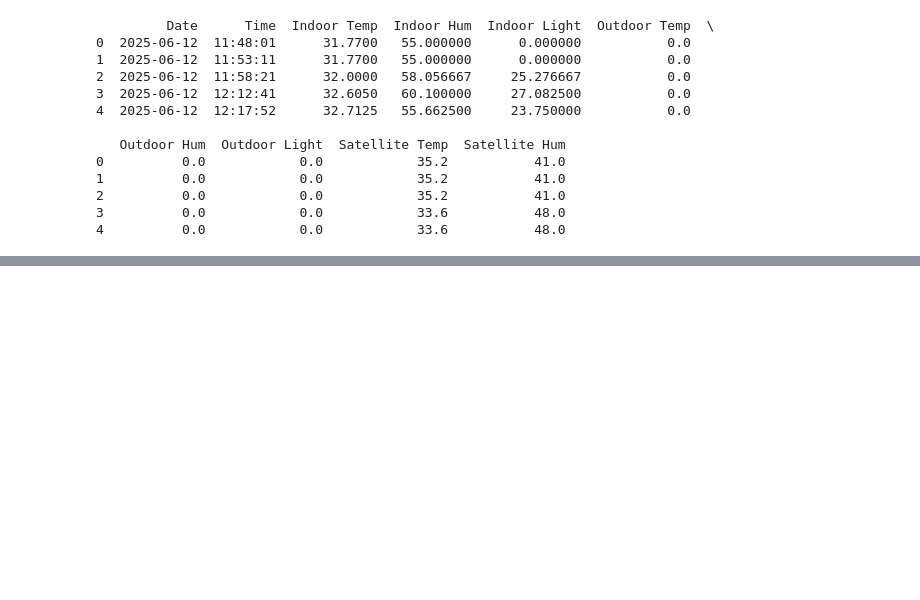
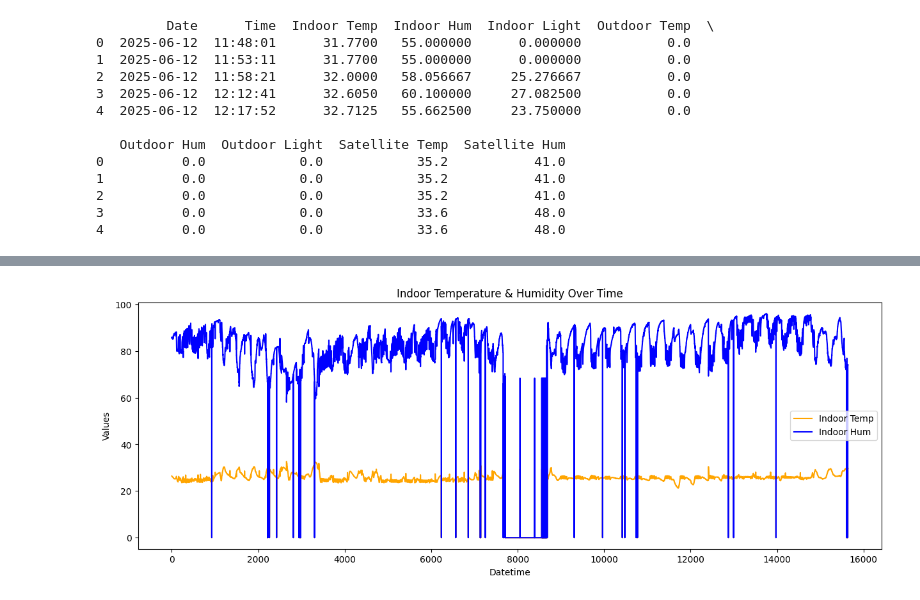
Before and after one commit to Harinadhavasala/Chatbot_Code, a Jupyter notebook: Untitled5.ipynb, the cells around one changed output, grey strips where cells are left out. Drawn from its saved outputs; the diff is of its cells as text; code cells hidden in the pictures; blank space fills up the shorter version.

```diff
--- a/Untitled5.ipynb
+++ b/Untitled5.ipynb
@@ -109,0 +302,11 @@ print(data.head())
+# %%
+plt.figure(figsize=(15,5))
+plt.plot(df.index, df['Indoor Temp'], label='Indoor Temp', color='orange')
+plt.plot(df.index, df['Indoor Hum'], label='Indoor Hum', color='blue')
+plt.title('Indoor Temperature & Humidity Over Time')
+plt.xlabel('Datetime')
+plt.ylabel('Values')
+plt.legend()
+plt.show()
+# %% [output]
+[figure, added]
```
Also changed, not shown: parts of 28 cells of this notebook.
